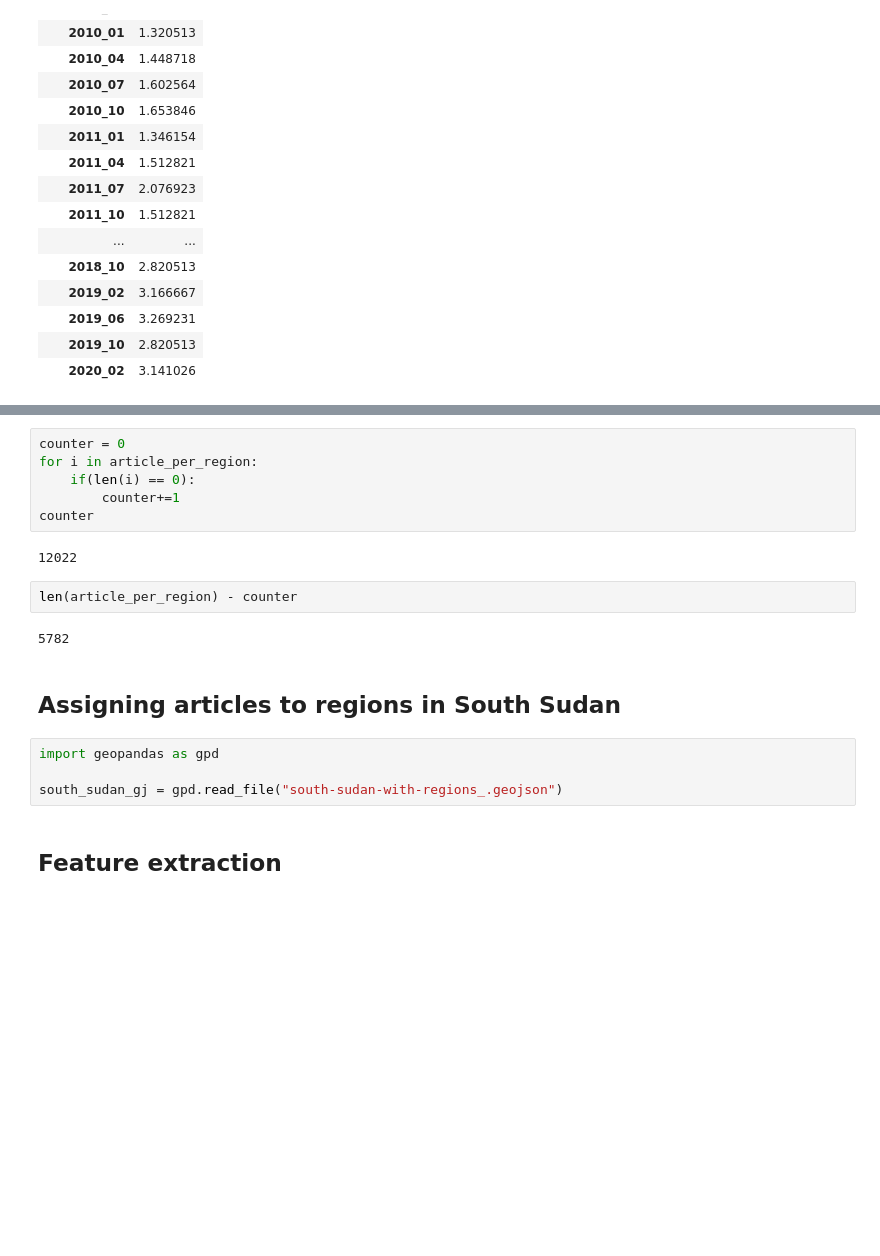
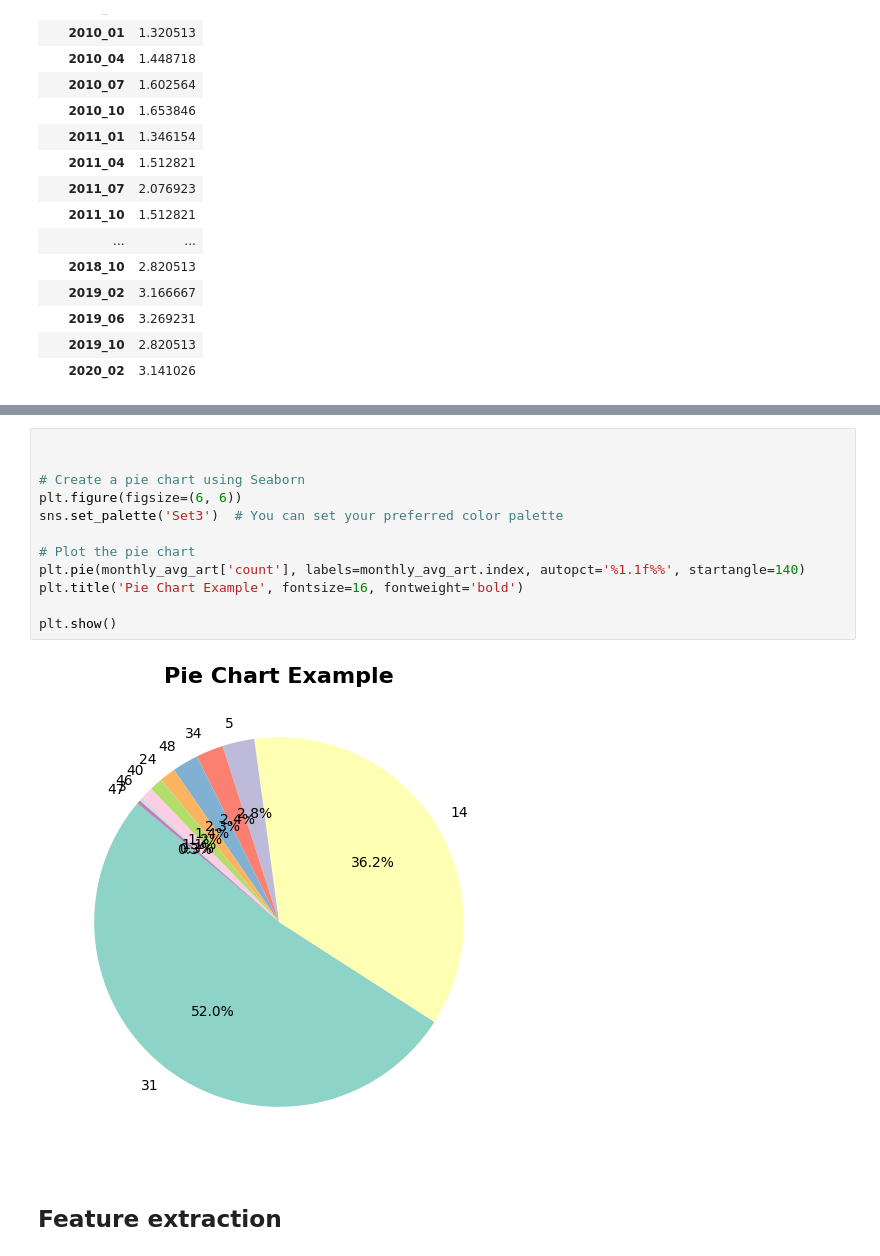
Before and after one commit to EKarasevnl/DC3-Group-13, a Jupyter notebook: EDA_news_articles.ipynb, the cells around one changed output, grey strips where cells are left out. Saved outputs shown, nothing was run; the diff lists cells and outputs as text; blank space fills up the shorter version.

```diff
--- a/EDA_news_articles.ipynb
+++ b/EDA_news_articles.ipynb
@@ -418,21 +278,17 @@ df_news[(df_news['date'].dt.year == 2019) & (df_news['date'].dt.year == 2019)]
-# %%
-counter = 0
-for i in article_per_region:
-    if(len(i) == 0):
-        counter+=1
-counter
-# %% [output]
-12022
-# %%
-len(article_per_region) - counter
-# %% [output]
-5782
-# %% [markdown]
-## Assigning articles to regions in South Sudan
-# %%
-import geopandas as gpd
-
-south_sudan_gj = gpd.read_file("south-sudan-with-regions_.geojson")
+# %%
+
+
+# Create a pie chart using Seaborn
+plt.figure(figsize=(6, 6))
+sns.set_palette('Set3')  # You can set your preferred color palette
+
+# Plot the pie chart
+plt.pie(monthly_avg_art['count'], labels=monthly_avg_art.index, autopct='%1.1f%%', startangle=140)
+plt.title('Pie Chart Example', fontsize=16, fontweight='bold')
+
+plt.show()
+# %% [output]
+[figure, added]
 # %% [markdown]
 ## Feature extraction
 # %%
```
Also changed, not shown: parts of 13 cells of this notebook, 2 other files.
